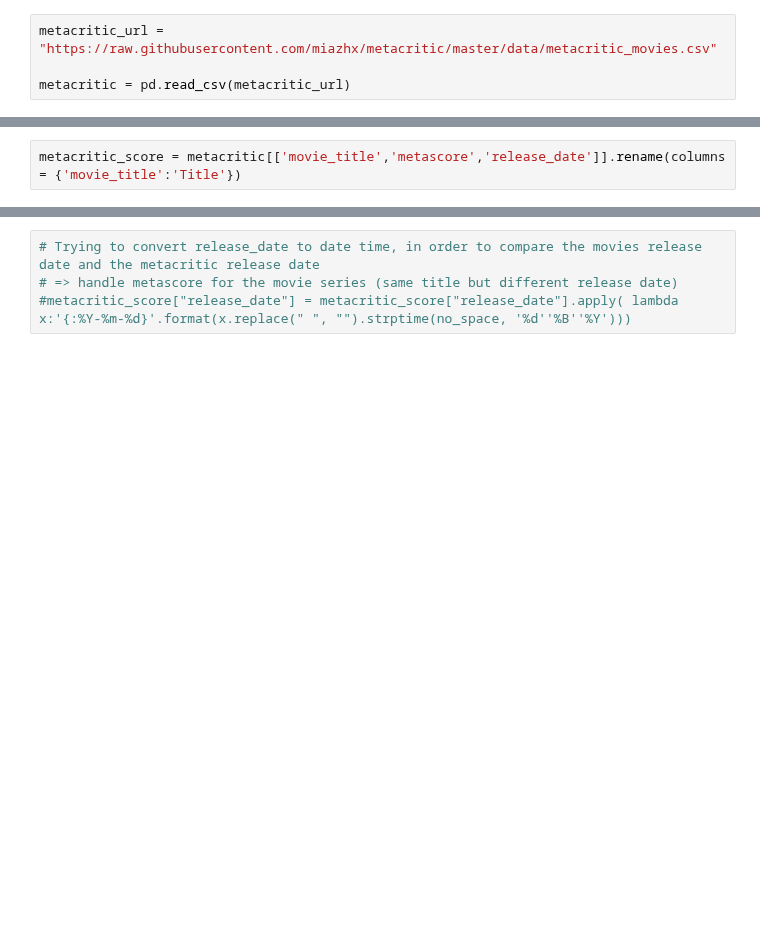
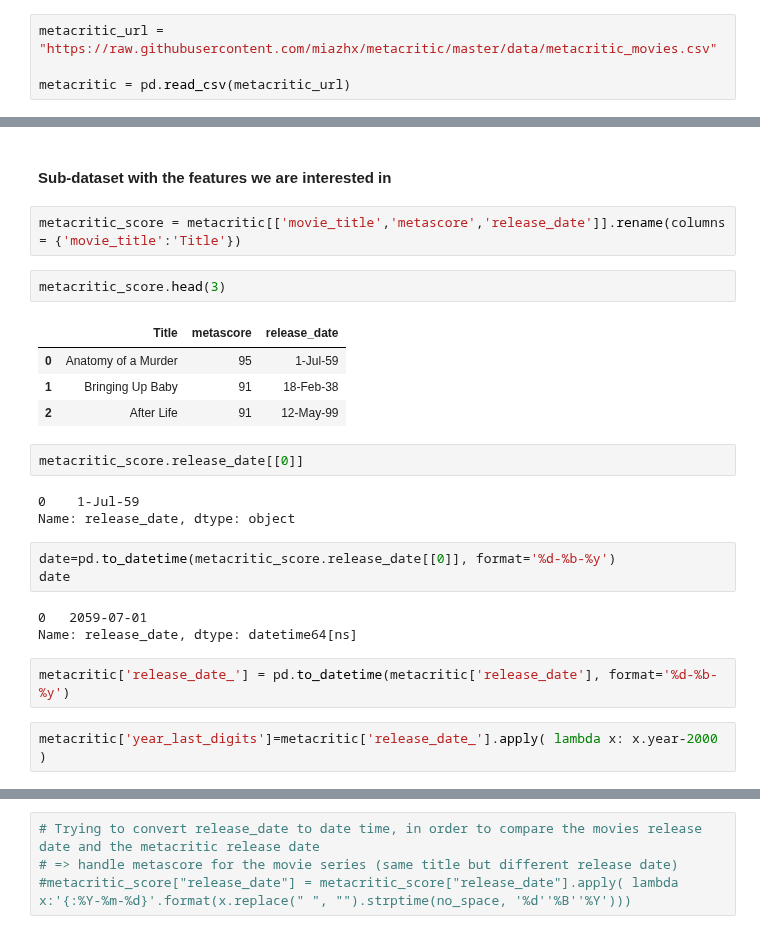
Before and after one commit to salome-baup/ada-2022-project-adaccord, a Jupyter notebook: Milestone2.ipynb, the cells around one changed output, grey strips where cells are left out. Drawn from its saved outputs; the diff is of its cells as text; blank space fills up the shorter version.

```diff
--- a/Milestone2.ipynb
+++ b/Milestone2.ipynb
@@ -716,2 +755,26 @@ Number of missing metascore: 0
+# %% [markdown]
+#### Sub-dataset with the features we are interested in
 # %%
 metacritic_score = metacritic[['movie_title','metascore','release_date']].rename(columns = {'movie_title':'Title'})
+# %%
+metacritic_score.head(3)
+# %% [output]
+|  | Title | metascore | release_date |
+| 0 | Anatomy of a Murder | 95 | 1-Jul-59 |
+| 1 | Bringing Up Baby | 91 | 18-Feb-38 |
+| 2 | After Life | 91 | 12-May-99 |
+# %%
+metacritic_score.release_date[[0]]
+# %% [output]
+0    1-Jul-59
+Name: release_date, dtype: object
+# %%
+date=pd.to_datetime(metacritic_score.release_date[[0]], format='%d-%b-%y')
+date
+# %% [output]
+0   2059-07-01
+Name: release_date, dtype: datetime64[ns]
+# %%
+metacritic['release_date_'] = pd.to_datetime(metacritic['release_date'], format='%d-%b-%y')
+# %%
+metacritic['year_last_digits']=metacritic['release_date_'].apply( lambda x: x.year-2000 )
```
Also changed, not shown: parts of 60 cells of this notebook.
